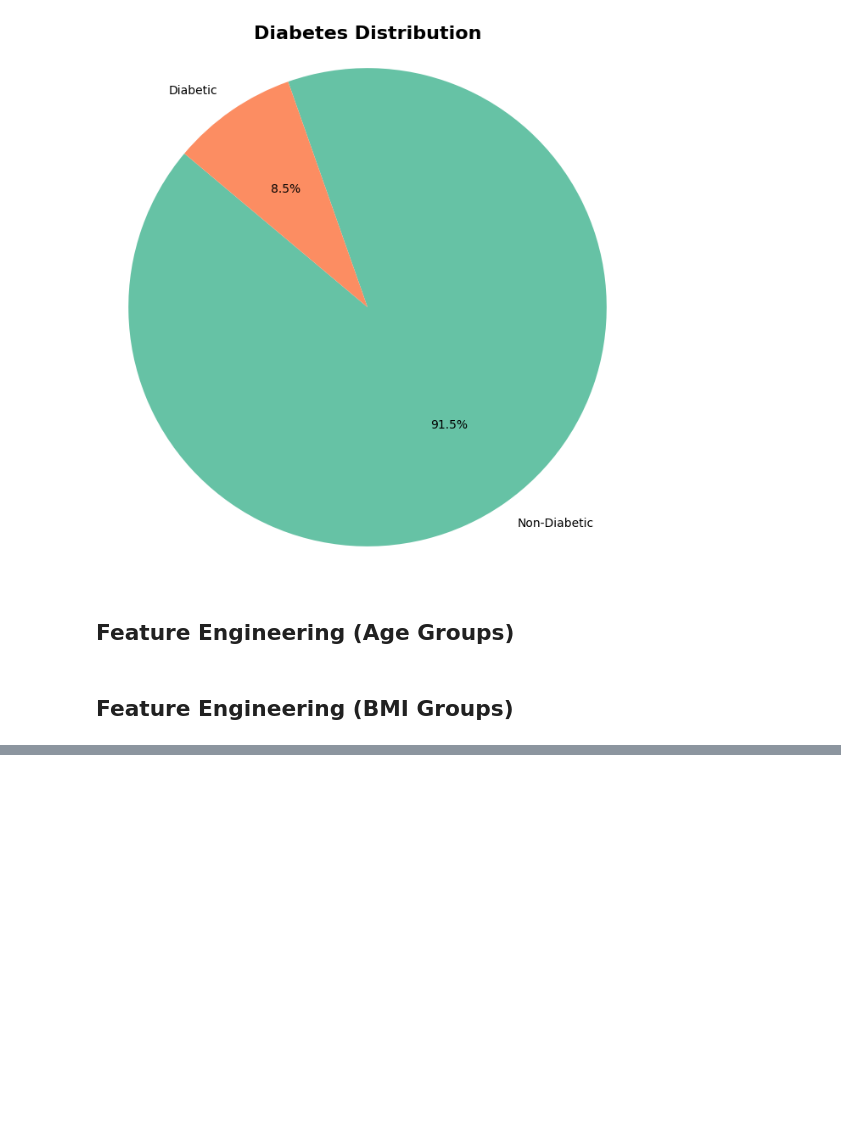
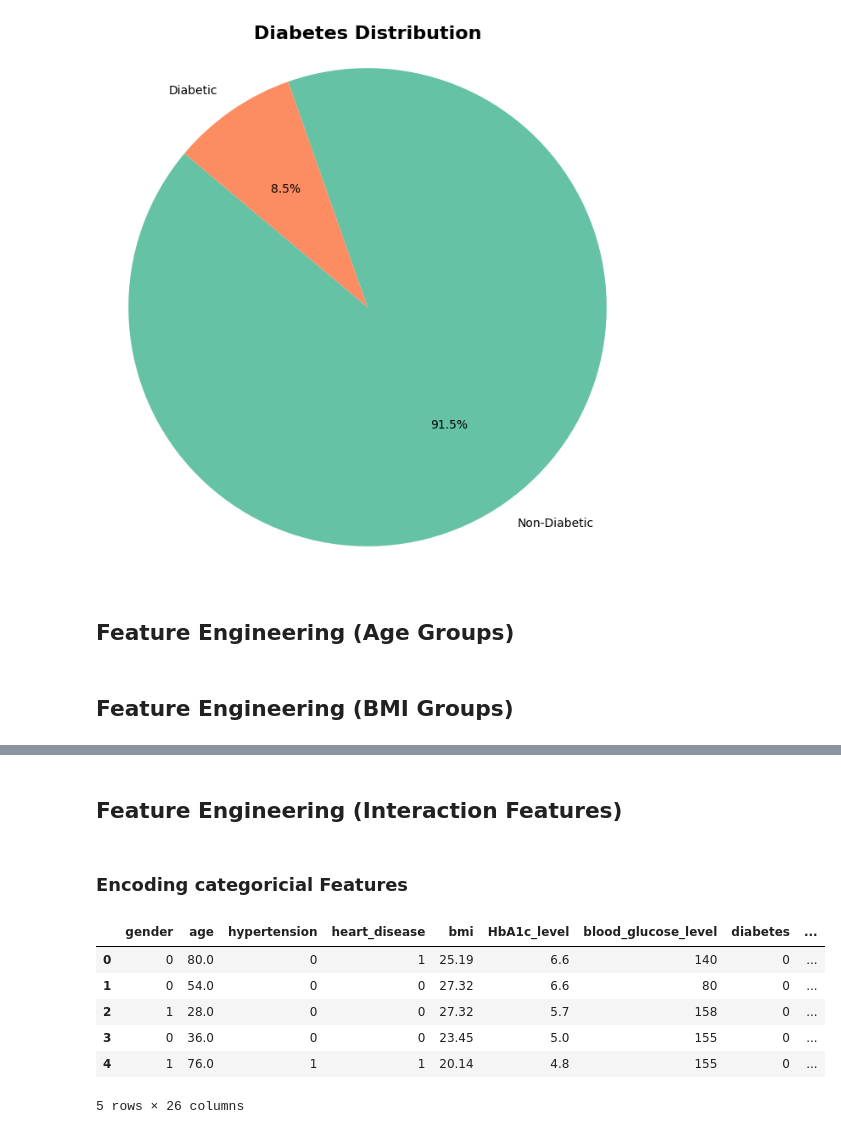
Before and after one commit to casalf724/Casalf724-Streamlit_Project, a Jupyter notebook: Notebook.ipynb, the cells around one changed output, grey strips where cells are left out. Cells and saved outputs as stored; diff of their text form; code cells hidden in the pictures; blank space fills up the shorter version.

```diff
--- a/Notebook.ipynb
+++ b/Notebook.ipynb
@@ -74,3 +74,5 @@ plt.show()
 data['age_groups'] = pd.cut(data['age'],bins = [0,12,19,29,39,54,64,float('inf')],labels = ['child','teenager','young adult','adult','midle aged','old','senior']).astype('O')
 # %% [markdown]
 ## Feature Engineering (BMI Groups)
+# %%
+data['bmi_groups'] = pd.cut(data['bmi'],bins = [0,18.4,24.9,29.9,float('inf')],labels = ['under weight','normal','overweight','obese']).astype('O')
@@ -76,0 +88,21 @@ data['age_groups'] = pd.cut(data['age'],bins = [0,12,19,29,39,54,64,float('inf')
+# %% [markdown]
+## Feature Engineering (Interaction Features)
+# %%
+data['HH'] = ((data['hypertension'] == 1) & (data['heart_disease'] == 1)).astype(int)
+data['AH'] = data['age'] * data['hypertension']
+data['AHD'] = data['age'] * data['heart_disease']
+data['BB'] = data['blood_glucose_level'] * data['bmi']
+# %% [markdown]
+### Encoding categoricial Features
+# %%
+data['gender'] = np.where(data['gender'].str.lower() == 'female', 0, 1)
+data = pd.get_dummies(data=data,columns=['smoking_history','age_groups','bmi_groups'],drop_first=True,dtype=int)
+data.head()
+# %% [output]
+|  | gender | age | hypertension | heart_disease | bmi | HbA1c_level | blood_glucose_level | diabetes | ... |
+| 0 | 0 | 80.0 | 0 | 1 | 25.19 | 6.6 | 140 | 0 | ... |
+| 1 | 0 | 54.0 | 0 | 0 | 27.32 | 6.6 | 80 | 0 | ... |
+| 2 | 1 | 28.0 | 0 | 0 | 27.32 | 5.7 | 158 | 0 | ... |
+| 3 | 0 | 36.0 | 0 | 0 | 23.45 | 5.0 | 155 | 0 | ... |
+| 4 | 1 | 76.0 | 1 | 1 | 20.14 | 4.8 | 155 | 0 | ... |
+5 rows × 26 columns
```
Also changed, not shown: parts of 1 cell of this notebook.
